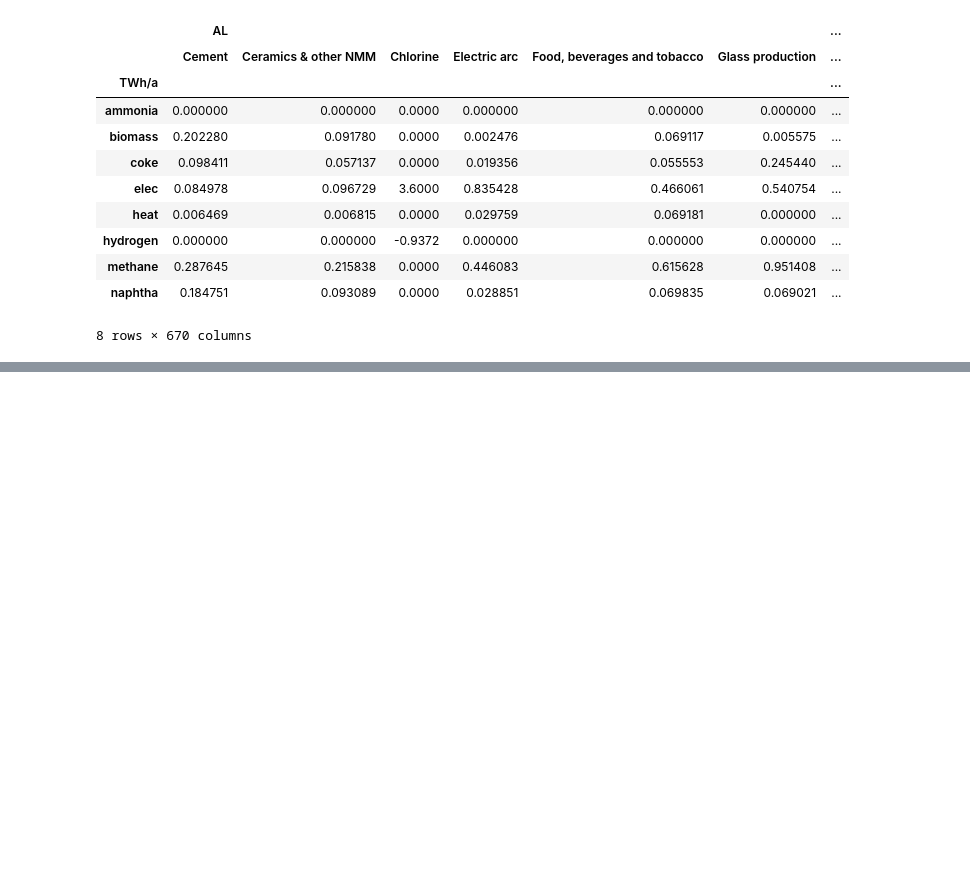
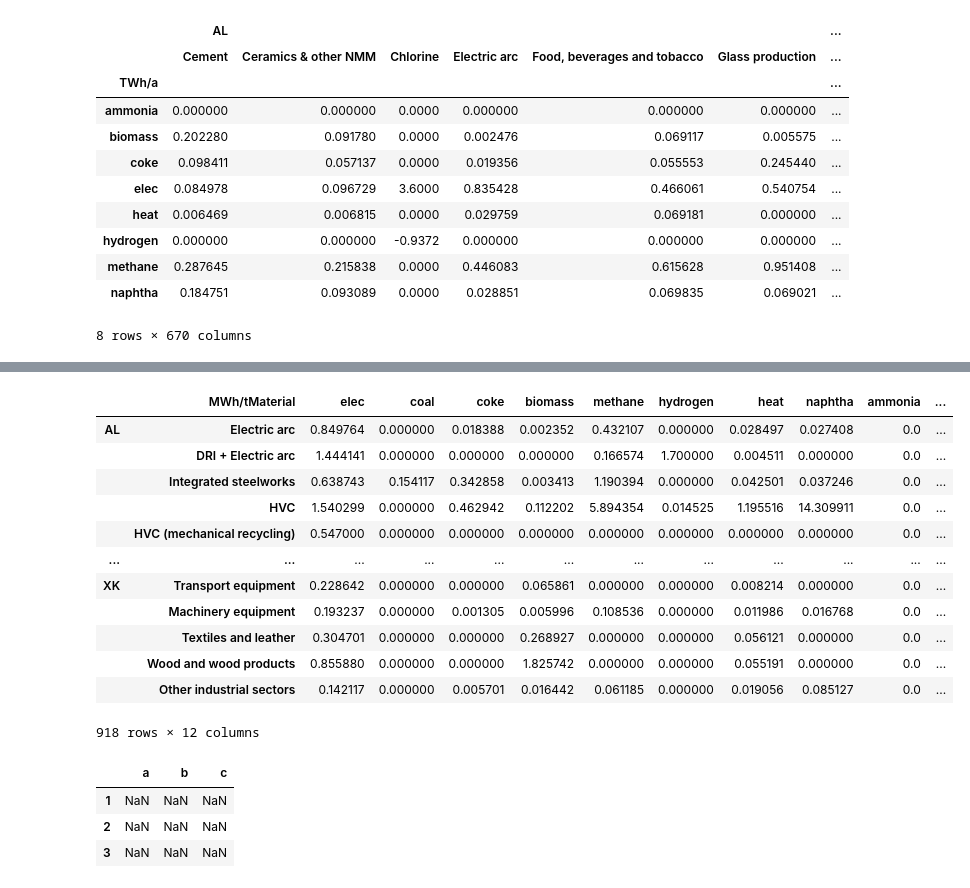
Before and after one commit to LukasFrankenQ/resilient-pypsa-eur, a Jupyter notebook: notebooks/industry_demands.ipynb, the cells around one changed output, grey strips where cells are left out. Cells and saved outputs as stored; diff of their text form; code cells hidden in the pictures; blank space fills up the shorter version.

```diff
--- a/notebooks/industry_demands.ipynb
+++ b/notebooks/industry_demands.ipynb
@@ -404,4 +347,8 @@ def get_chemical_industry_composition():
 
 get_chemical_industry_composition()
 # %%
-ratios['Other industrial sectors']
+years = [2025, 2030, 2035]
+
+fn = str(
+    Path.cwd().parent / 'resources' / 'industry_sector_ratios_{}.csv'
+)
@@ -461,0 +428,16 @@ dtype: float64
+# %%
+ratios.T
+# %% [output]
+|  | MWh/tMaterial | elec | coal | coke | biomass | methane | hydrogen | heat | naphtha | ammonia | ... |
+| AL | Electric arc | 0.849764 | 0.000000 | 0.018388 | 0.002352 | 0.432107 | 0.000000 | 0.028497 | 0.027408 | 0.0 | ... |
+|  | DRI + Electric arc | 1.444141 | 0.000000 | 0.000000 | 0.000000 | 0.166574 | 1.700000 | 0.004511 | 0.000000 | 0.0 | ... |
+|  | Integrated steelworks | 0.638743 | 0.154117 | 0.342858 | 0.003413 | 1.190394 | 0.000000 | 0.042501 | 0.037246 | 0.0 | ... |
+|  | HVC | 1.540299 | 0.000000 | 0.462942 | 0.112202 | 5.894354 | 0.014525 | 1.195516 | 14.309911 | 0.0 | ... |
+|  | HVC (mechanical recycling) | 0.547000 | 0.000000 | 0.000000 | 0.000000 | 0.000000 | 0.000000 | 0.000000 | 0.000000 | 0.0 | ... |
+| ... | ... | ... | ... | ... | ... | ... | ... | ... | ... | ... | ... |
+| XK | Transport equipment | 0.228642 | 0.000000 | 0.000000 | 0.065861 | 0.000000 | 0.000000 | 0.008214 | 0.000000 | 0.0 | ... |
+|  | Machinery equipment | 0.193237 | 0.000000 | 0.001305 | 0.005996 | 0.108536 | 0.000000 | 0.011986 | 0.016768 | 0.0 | ... |
+|  | Textiles and leather | 0.304701 | 0.000000 | 0.000000 | 0.268927 | 0.000000 | 0.000000 | 0.056121 | 0.000000 | 0.0 | ... |
+|  | Wood and wood products | 0.855880 | 0.000000 | 0.000000 | 1.825742 | 0.000000 | 0.000000 | 0.055191 | 0.000000 | 0.0 | ... |
+|  | Other industrial sectors | 0.142117 | 0.000000 | 0.005701 | 0.016442 | 0.061185 | 0.000000 | 0.019056 | 0.085127 | 0.0 | ... |
+918 rows × 12 columns
@@ -461,0 +447,7 @@ dtype: float64
+# %%
+a.T.mul(b, axis=0).T
+# %% [output]
+|  | a | b | c |
+| 1 | NaN | NaN | NaN |
+| 2 | NaN | NaN | NaN |
+| 3 | NaN | NaN | NaN |
```
Also changed, not shown: parts of 21 cells of this notebook, 1 other file.
